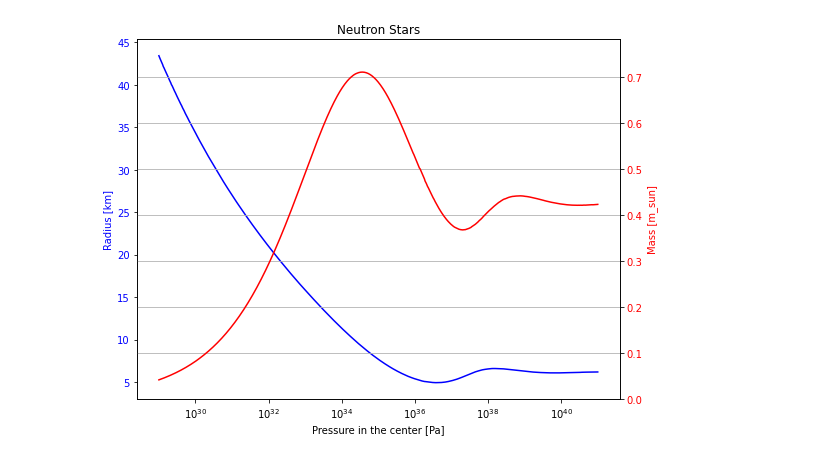
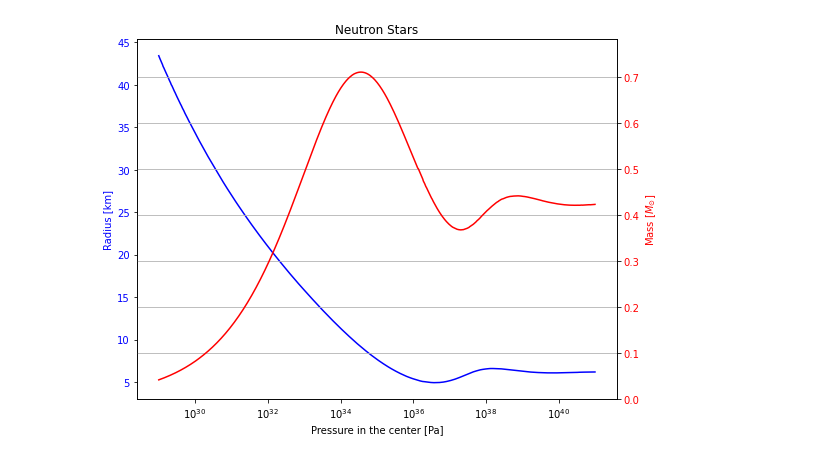
Before and after one commit to MariaLuciaMarcelli/White-Dwarfs-and-Neutron-Stars, a Jupyter notebook: Pure-Neutron-Stars/neutron_stars_TOV_root_finding_Pchanging_and_R_changing.ipynb, the cells around one changed output. Saved outputs shown, nothing was run; the diff lists cells and outputs as text; code cells hidden in the pictures.

Commit message:
Modified Neutron Stars

```diff
--- a/Pure-Neutron-Stars/neutron_stars_TOV_root_finding_Pchanging_and_R_changing.ipynb
+++ b/Pure-Neutron-Stars/neutron_stars_TOV_root_finding_Pchanging_and_R_changing.ipynb
@@ -86,26 +86,22 @@ r_stars = np.array(r_stars)
 # %%
 fig, ax1 = plt.subplots(figsize=(8, 6))
 
-# Plot the first graph (Radius)
 ax1.plot(p_c_values, r_stars , 'b-', label="Radius[km]")
 ax1.set_xlabel("Pressure in the center [Pa]")
 ax1.set_ylabel("Radius [km]", color='b')
 ax1.tick_params(axis='y', labelcolor='b')
 ax1.set_xscale('log')
-
-# Create second y-axis (Mass)
 ax2 = ax1.twinx()
-ax2.plot(p_c_values, M_stars, 'r-', label="Mass(m_sun)")
-ax2.set_ylabel("Mass [m_sun]", color='r')
+ax2.plot(p_c_values, M_stars, 'r-', label="Mass [$M_{\odot}$]")
+ax2.set_ylabel("Mass [$M_{\odot}$]", color='r')
 ax2.tick_params(axis='y', labelcolor='r')
 plt.ylim(0, max(M_stars) * 1.1)
-
 plt.title("Neutron Stars")
 fig.tight_layout()
 plt.grid()
 plt.show()
 # %% [output]
-[figure, old version]
+[figure, new version]
 # %%
 #Plot with R changing
 plt.figure(figsize=(8, 5))
```
Also changed, not shown: parts of 1 cell of this notebook, 3 other files.
